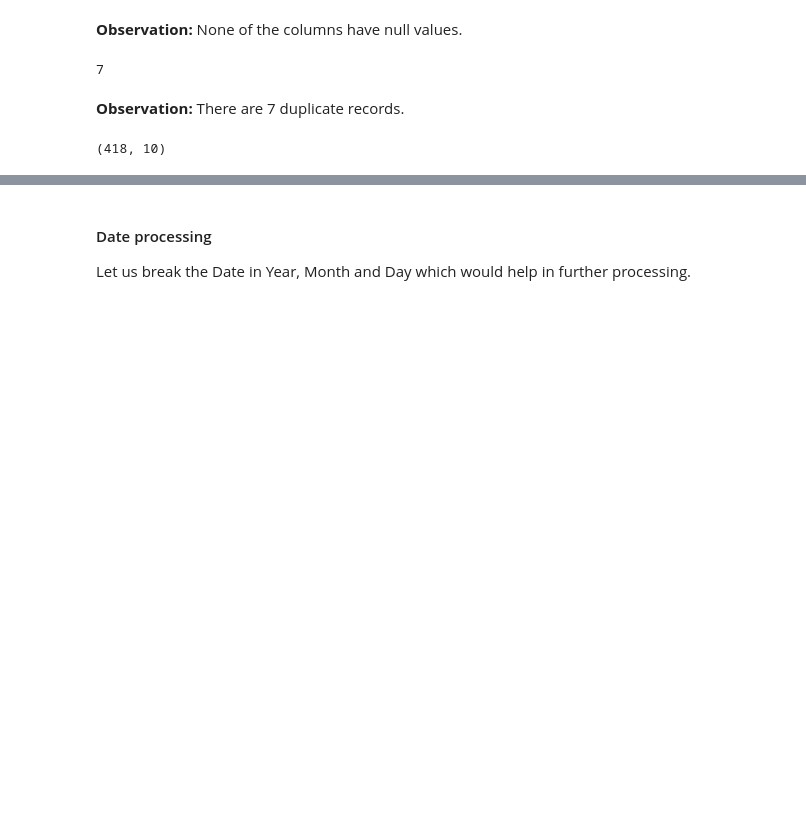
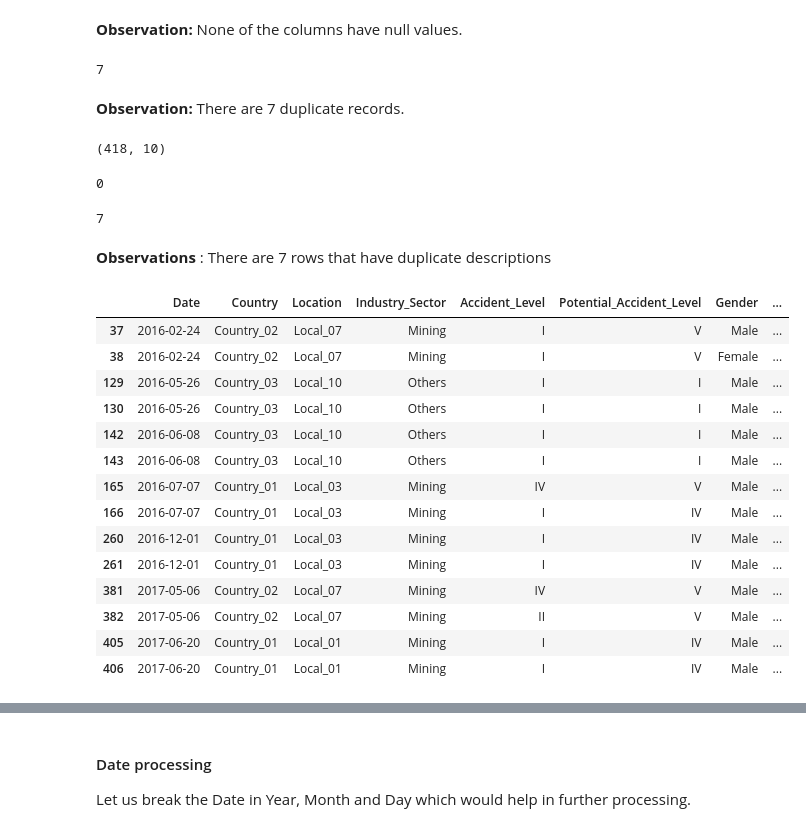
Before and after one commit to MeeruChandra/GL_NLP1_Group2, a Jupyter notebook: GLCapstone_NLP1.ipynb, the cells around one changed output, grey strips where cells are left out. Cells and saved outputs as stored; diff of their text form; code cells hidden in the pictures; blank space fills up the shorter version.

```diff
--- a/GLCapstone_NLP1.ipynb
+++ b/GLCapstone_NLP1.ipynb
@@ -150,7 +156,7 @@ df.rename(columns={
     'Genre':'Gender',
     'Employee or Third Party':'Employee_Type',
     'Critical Risk':'Critical_Risk'
-}, inplace=True)
+}, axis=1, inplace=True)
 # %%
 # Observe couple of rows to see the changes
 df.head(3)
@@ -214,3 +220,34 @@ df=df.reset_index(drop=True)
 df.shape
 # %% [output]
 (418, 10)
+# %%
+# Check for duplicate values
+df.duplicated().sum()
+# %% [output]
+0
+# %%
+#checking to see  if there are repeated description in our data
+
+df['Description'].duplicated().sum()
+# %% [output]
+7
+# %% [markdown]
+**Observations** : There are 7 rows that have duplicate descriptions
+# %%
+df[df['Description'].duplicated(keep=False)]
+# %% [output]
+|  | Date | Country | Location | Industry_Sector | Accident_Level | Potential_Accident_Level | Gender | ... |
+| 37 | 2016-02-24 | Country_02 | Local_07 | Mining | I | V | Male | ... |
+| 38 | 2016-02-24 | Country_02 | Local_07 | Mining | I | V | Female | ... |
+| 129 | 2016-05-26 | Country_03 | Local_10 | Others | I | I | Male | ... |
+| 130 | 2016-05-26 | Country_03 | Local_10 | Others | I | I | Male | ... |
+| 142 | 2016-06-08 | Country_03 | Local_10 | Others | I | I | Male | ... |
+| 143 | 2016-06-08 | Country_03 | Local_10 | Others | I | I | Male | ... |
+| 165 | 2016-07-07 | Country_01 | Local_03 | Mining | IV | V | Male | ... |
+| 166 | 2016-07-07 | Country_01 | Local_03 | Mining | I | IV | Male | ... |
+| 260 | 2016-12-01 | Country_01 | Local_03 | Mining | I | IV | Male | ... |
+| 261 | 2016-12-01 | Country_01 | Local_03 | Mining | I | IV | Male | ... |
+| 381 | 2017-05-06 | Country_02 | Local_07 | Mining | IV | V | Male | ... |
+| 382 | 2017-05-06 | Country_02 | Local_07 | Mining | II | V | Male | ... |
+| 405 | 2017-06-20 | Country_01 | Local_01 | Mining | I | IV | Male | ... |
+| 406 | 2017-06-20 | Country_01 | Local_01 | Mining | I | IV | Male | ... |
```
Also changed, not shown: parts of 5 cells of this notebook.
